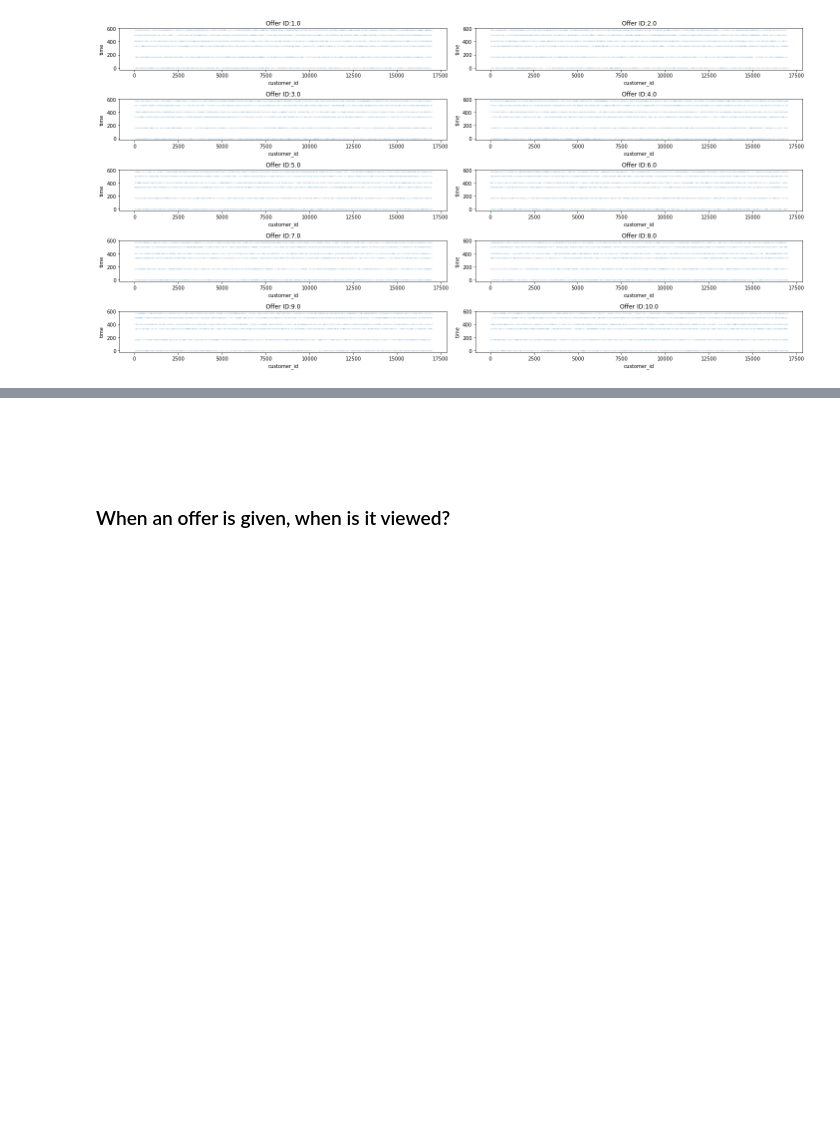
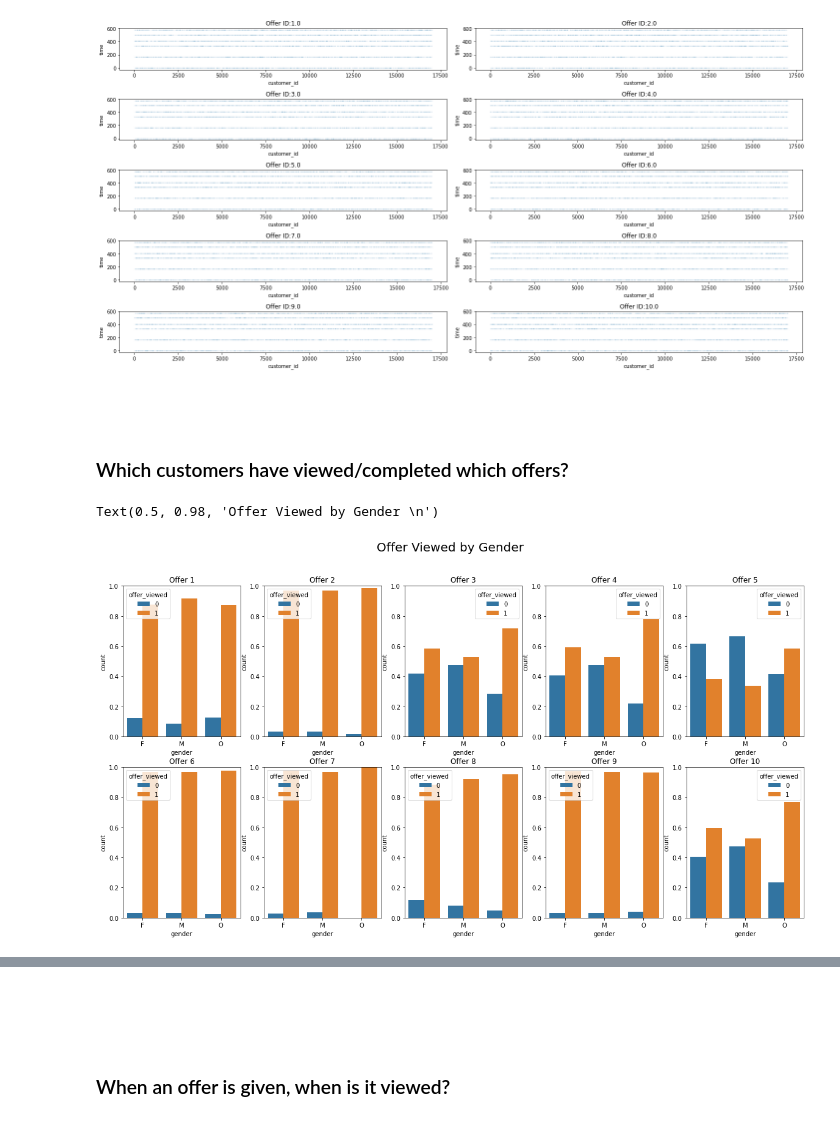
Before and after one commit to andrewKOwong/dsnd-starbucks, a Jupyter notebook: notebook-EDA.ipynb, the cells around one changed output, grey strips where cells are left out. Drawn from its saved outputs; the diff is of its cells as text; code cells hidden in the pictures; blank space fills up the shorter version.

Commit message:
Add offer view/complete visualization by demographic info.

```diff
--- a/notebook-EDA.ipynb
+++ b/notebook-EDA.ipynb
@@ -460,3 +460,6 @@ for i, group in enumerate(received_events.groupby(['offer_id'])):
 plt.tight_layout()
 # %% [output]
 [figure]
+# %% [markdown]
+<br><br>
+### Which customers have viewed/completed which offers?
@@ -462,0 +518,43 @@ plt.tight_layout()
+# %%
+viewed_customers = []
+for offer in portfolio.offer_id:
+    viewed_customers.append(get_offer_action_data(transcript, profile, offer, 'offer_viewed', contain_demo=True))
+
+completed_customers = []
+for offer in portfolio.offer_id:
+    completed_customers.append(get_offer_action_data(transcript, profile, offer, 'offer_completed', contain_demo=True))
+
+viewed_customers_no_demo = []
+for offer in portfolio.offer_id:
+    viewed_customers_no_demo.append(get_offer_action_data(transcript, profile, offer, 'offer_viewed', contain_demo=False))
+
+completed_customers_no_demo = []
+for offer in portfolio.offer_id:
+    completed_customers_no_demo.append(get_offer_action_data(transcript, profile, offer, 'offer_completed', contain_demo=False))
+# %%
+# See https://stackoverflow.com/questions/34615854/seaborn-countplot-with-normalized-y-axis-per-group
+# Answer by usermay14
+
+# Offer viewed by gender.
+fig, ax = plt.subplots(2,5, figsize=(20,10))
+ax = ax.flatten()
+
+for i, offer in enumerate(viewed_customers):
+    (offer.groupby('gender')['offer_viewed']
+          .value_counts(normalize=True)
+          .rename('count')
+          .reset_index()
+          .pipe((sns.barplot, 'data'),
+                ax=ax[i],
+                x='gender',
+                hue='offer_viewed',
+                y='count')
+    )
+
+    ax[i].set_title(f"Offer {i+1}")
+    ax[i].set_ylim((0,1))
+
+fig.suptitle('Offer Viewed by Gender \n', size=20);
+# %% [output]
+Text(0.5, 0.98, 'Offer Viewed by Gender \n')
+[figure, added]
```
Also changed, not shown: parts of 14 cells of this notebook.
